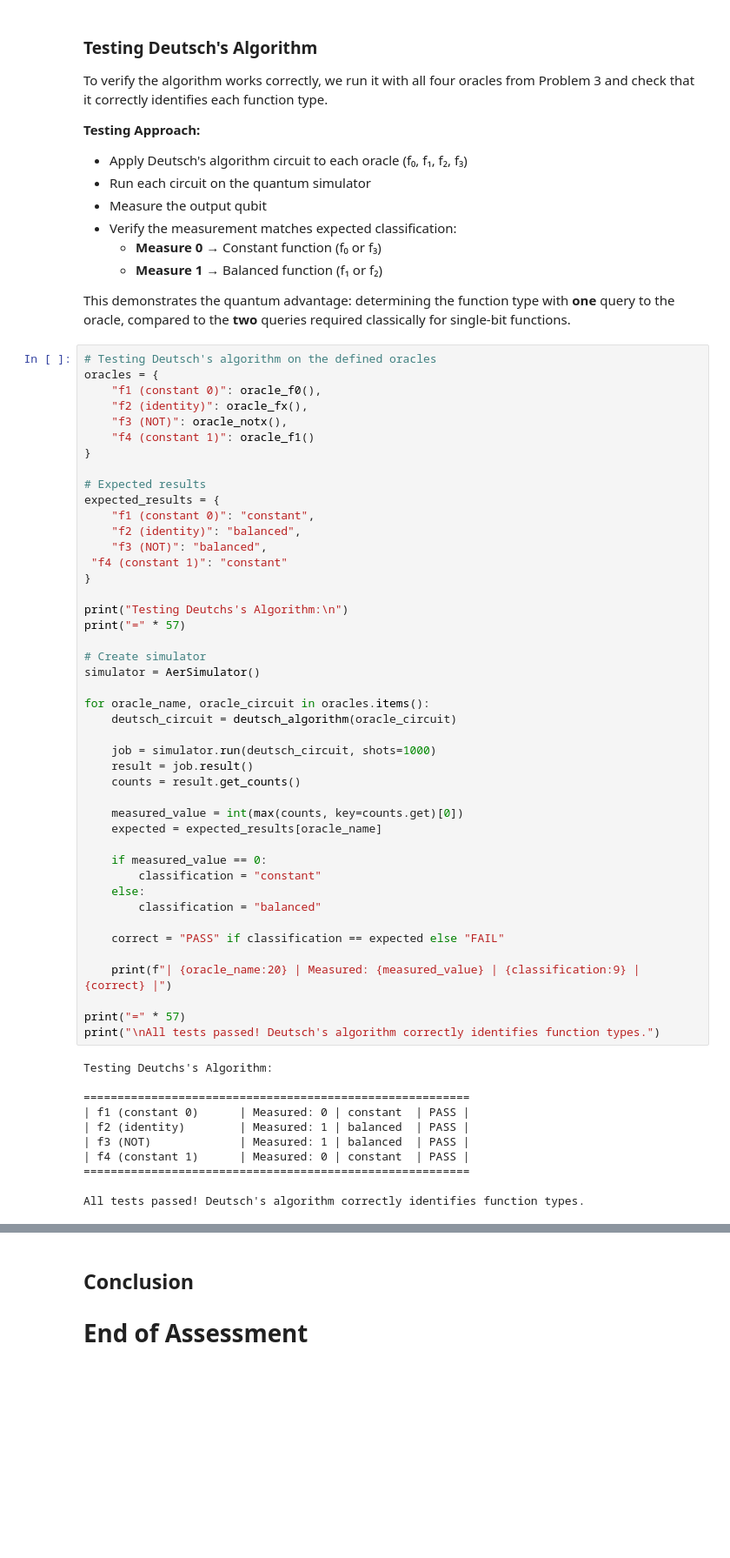
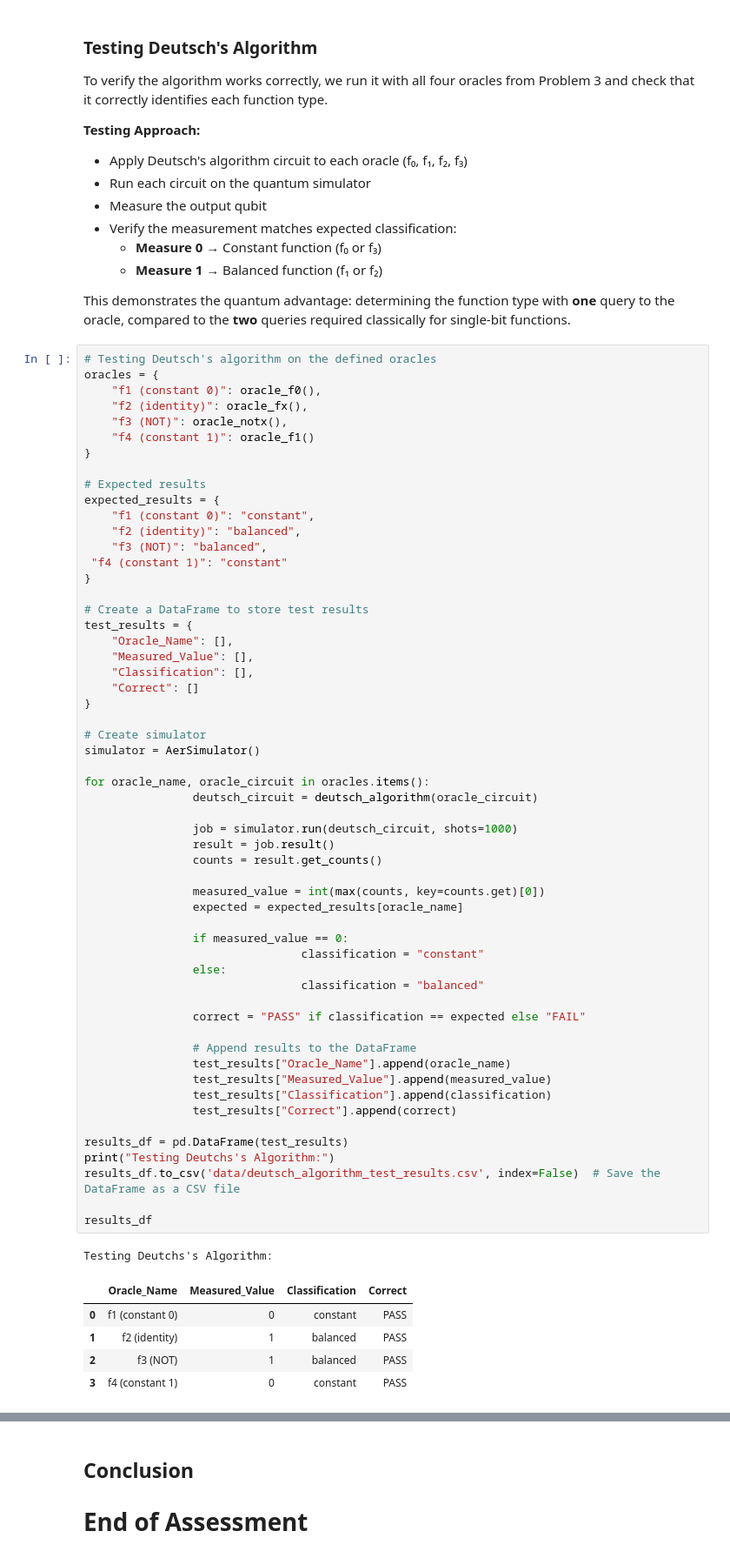
Before and after one commit to tomaspettit2506/ET-G00419414, a Jupyter notebook: problems.ipynb, the cells around one changed output, grey strips where cells are left out. Shown at 87% size. Cells and saved outputs as stored; diff of their text form; blank space fills up the shorter version.

Commit message:
Update Problem 4 for create two new pandas Dataframe

```diff
--- a/problems.ipynb
+++ b/problems.ipynb
@@ -993,58 +993,66 @@ This demonstrates the quantum advantage: determining the function type with  **o
 # %%
 # Testing Deutsch's algorithm on the defined oracles
 oracles = {
 	"f1 (constant 0)": oracle_f0(),
 	"f2 (identity)": oracle_fx(),
 	"f3 (NOT)": oracle_notx(),
 	"f4 (constant 1)": oracle_f1()
 }
 
 # Expected results
 expected_results = {
 	"f1 (constant 0)": "constant",
 	"f2 (identity)": "balanced",
 	"f3 (NOT)": "balanced",
  "f4 (constant 1)": "constant"
 }
 
-print("Testing Deutchs's Algorithm:\n")
-print("=" * 57)
+# Create a DataFrame to store test results
+test_results = {
+    "Oracle_Name": [],
+    "Measured_Value": [],
+    "Classification": [],
+    "Correct": []
+}
 
 # Create simulator
 simulator = AerSimulator()
 
-for oracle_name, oracle_circuit in oracles.items():
-    deutsch_circuit = deutsch_algorithm(oracle_circuit)
+for	oracle_name, oracle_circuit in oracles.items():
+				deutsch_circuit = deutsch_algorithm(oracle_circuit)
 
-    job = simulator.run(deutsch_circuit, shots=1000)
-    result = job.result()
-    counts = result.get_counts()
+				job = simulator.run(deutsch_circuit, shots=1000)
+				result = job.result()
+				counts = result.get_counts()
 
-    measured_value = int(max(counts, key=counts.get)[0])
-    expected = expected_results[oracle_name]
+				measured_value = int(max(counts, key=counts.get)[0])
+				expected = expected_results[oracle_name]
 
-    if measured_value == 0:
-        classification = "constant"
-    else:
-        classification = "balanced"
+				if measured_value == 0:
+								classification = "constant"
+				else:
+								classification = "balanced"
 
-    correct = "PASS" if classification == expected else "FAIL"
+				correct = "PASS" if classification == expected else "FAIL"
 
-    print(f"| {oracle_name:20} | Measured: {measured_value} | {classification:9} | {correct} |")
+				# Append results to the DataFrame
+				test_results["Oracle_Name"].append(oracle_name)
+				test_results["Measured_Value"].append(measured_value)
+				test_results["Classification"].append(classification)
+				test_results["Correct"].append(correct)
 
-print("=" * 57)
-print("\nAll tests passed! Deutsch's algorithm correctly identifies function types.")
+results_df = pd.DataFrame(test_results)
+print("Testing Deutchs's Algorithm:")
+results_df.to_csv('data/deutsch_algorithm_test_results.csv', index=False)  # Save the DataFrame as a CSV file
+
+results_df
 # %% [output]
 Testing Deutchs's Algorithm:
-
-=========================================================
-| f1 (constant 0)      | Measured: 0 | constant  | PASS |
-| f2 (identity)        | Measured: 1 | balanced  | PASS |
-| f3 (NOT)             | Measured: 1 | balanced  | PASS |
-| f4 (constant 1)      | Measured: 0 | constant  | PASS |
-=========================================================
-
-All tests passed! Deutsch's algorithm correctly identifies function types.
+|  | Oracle_Name | Measured_Value | Classification | Correct |
+| 0 | f1 (constant 0) | 0 | constant | PASS |
+| 1 | f2 (identity) | 1 | balanced | PASS |
+| 2 | f3 (NOT) | 1 | balanced | PASS |
+| 3 | f4 (constant 1) | 0 | constant | PASS |
 # %% [markdown]
 ### Evaluation: Visualizing Deutsch's Algorithm
 
```
Also changed, not shown: parts of 4 cells of this notebook.
